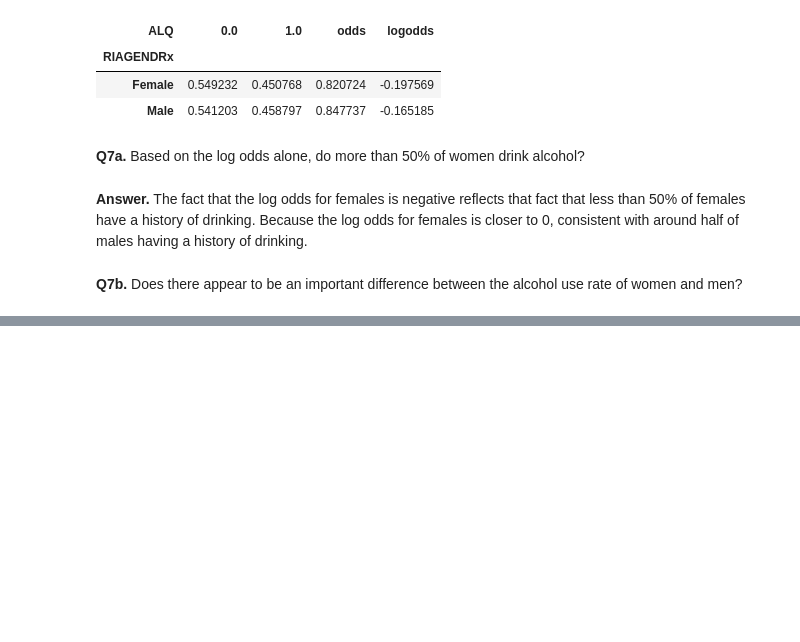
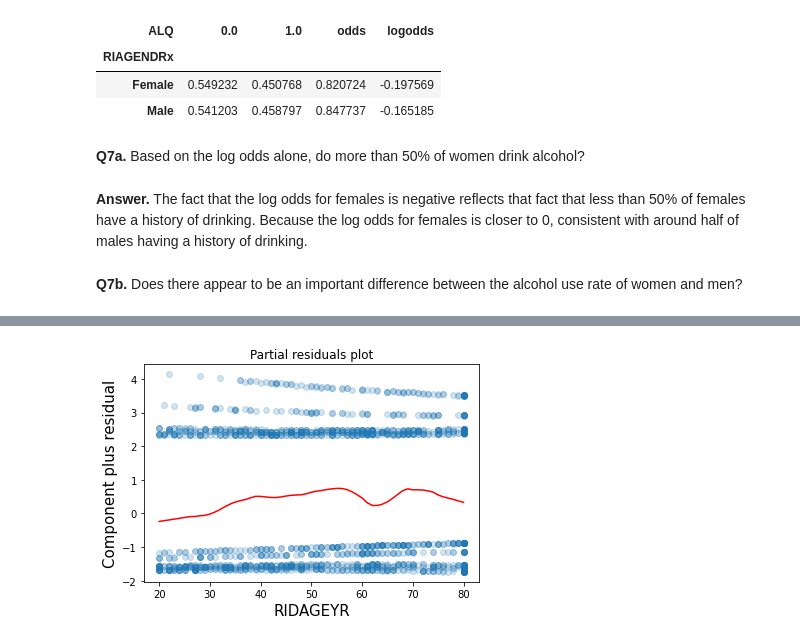
Before and after one commit to LeonardoSMSoares/Statistics-with-Python-Specialization, a Jupyter notebook: C03 - week2c - Linear Regression Practice Notebook.ipynb, the cells around one changed output, grey strips where cells are left out. Saved outputs shown, nothing was run; the diff lists cells and outputs as text; code cells hidden in the pictures; blank space fills up the shorter version.

```diff
--- a/C03 - week2c - Linear Regression Practice Notebook.ipynb
+++ b/C03 - week2c - Linear Regression Practice Notebook.ipynb
@@ -520,0 +736,10 @@ __Q7b.__ Does there appear to be an important difference between the alcohol use
+# %%
+# Main graph that will support our answer.
+
+fig = result10.plot_partial_residuals("RIDAGEYR")
+ax = fig.get_axes()[0]
+ax.lines[0].set_alpha(0.2)
+
+_ = add_lowess(ax)
+# %% [output]
+[figure, added]
```
Also changed, not shown: parts of 38 cells of this notebook.
